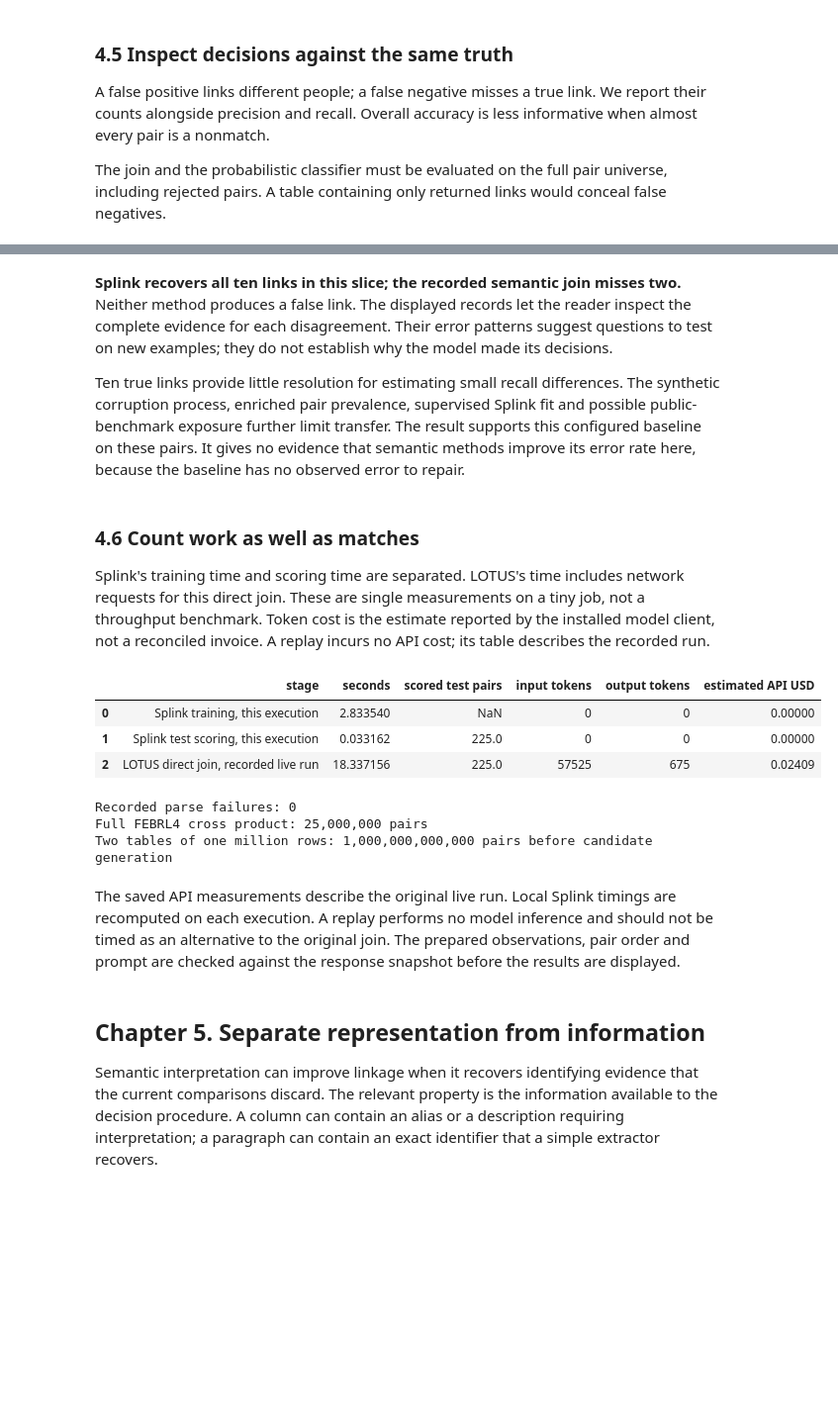
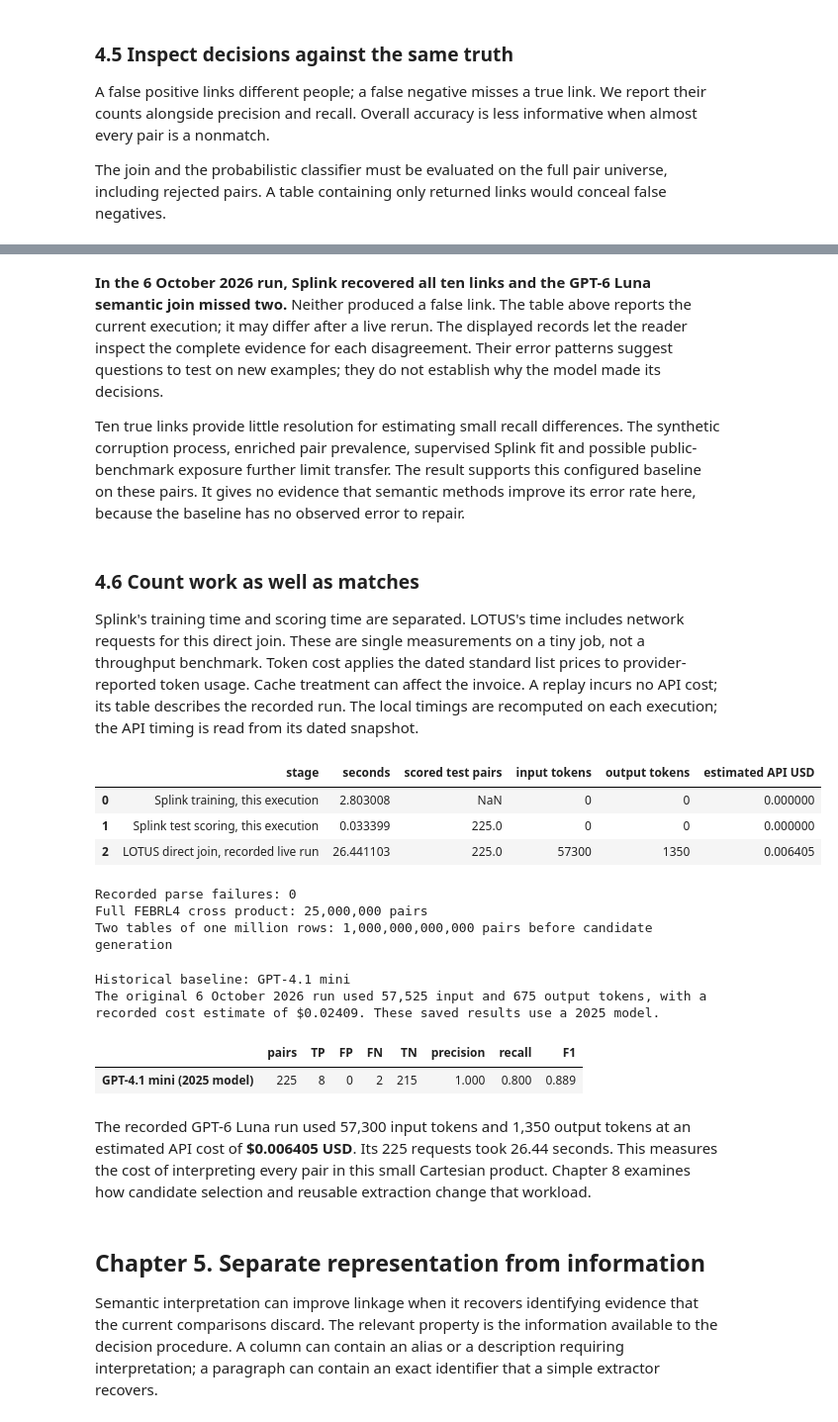
Before and after one commit to hananather/LLM-notes, a Jupyter notebook: LLM_basics/record-linkage-with-semantic-operators.ipynb, the cells around one changed output, grey strips where cells are left out. Shown at 99% size. Drawn from its saved outputs; the diff is of its cells as text; code cells hidden in the pictures; blank space fills up the shorter version.

Commit message:
Add audited 2026-model benchmarks to the LOTUS linkage companion

```diff
--- a/LLM_basics/record-linkage-with-semantic-operators.ipynb
+++ b/LLM_basics/record-linkage-with-semantic-operators.ipynb
@@ -428,12 +436,18 @@ if RUN_LIVE:
         raise RuntimeError("Set OPENAI_API_KEY in your environment before a live run.")
     if len(semantic_left) * len(semantic_right) > MAX_LIVE_PAIRS:
         raise ValueError("Pair count exceeds this tutorial's live-call limit.")
-    lm = AuditedLM(model=MODEL, temperature=0, max_tokens=32, max_batch_size=8)
+    preflight = preflight_cost(spec, budget_usd=0.10)
+    lm = AuditedLM(model=MODEL, temperature=0, max_tokens=32, max_batch_size=8,
+                   reasoning_effort="none", num_retries=0)
     lotus.settings.configure(lm=lm, enable_cache=False)
     started = perf_counter()
     joined = semantic_left.sem_join(semantic_right, PREDICATE)
-    snapshot = save_snapshot(SNAPSHOT, spec, lm, joined, perf_counter() - started)
-    mode = "Live API run"
+    run_stamp = datetime.now(timezone.utc).strftime("%Y%m%dT%H%M%S%fZ")
+    live_snapshot_path = SNAPSHOT.with_name(f"lotus-febrl4-{run_stamp}.json")
+    snapshot = save_snapshot(live_snapshot_path, spec, lm, joined, perf_counter() - started,
+                             preflight=preflight)
+    print("New response snapshot:", live_snapshot_path.name)
+    mode = "Live API run; earlier snapshots preserved"
 else:
     snapshot = load_snapshot(SNAPSHOT, spec)
     mode = "Replay of recorded API responses; no model calls this execution"
@@ -463,9 +477,13 @@ assert evaluation[["match_probability", "decision"]].notna().all().all()
 evaluation["splink_match"] = evaluation.match_probability >= THRESHOLD
 results = pd.DataFrame({
     "Splink": metrics(evaluation.is_match, evaluation.splink_match),
-    "LOTUS + " + MODEL: metrics(evaluation.is_match, evaluation.decision),
+    "LOTUS + GPT-6 Luna": metrics(evaluation.is_match, evaluation.decision),
 }).T
-display(results.round(4))
+count_columns = ["pairs", "TP", "FP", "FN", "TN"]
+results[count_columns] = results[count_columns].astype(int)
+display(results.style.format({**{c: "{:d}" for c in count_columns},
+                             **{c: "{:.3f}" for c in ["precision", "recall", "F1"]}}))
+print("LOTUS model:", MODEL)
 
 disagreements = evaluation.loc[evaluation.splink_match.ne(evaluation.decision)].copy()
 errors = evaluation.loc[evaluation.splink_match.ne(evaluation.is_match) |
@@ -510,36 +529,54 @@ else:
 # %% [markdown]
-**Splink recovers all ten links in this slice; the recorded semantic join misses two.** Neither method produces a false link. The displayed records let the reader inspect the complete evidence for each disagreement. Their error patterns suggest questions to test on new examples; they do not establish why the model made its decisions.
+**In the 6 October 2026 run, Splink recovered all ten links and the GPT-6 Luna semantic join missed two.** Neither produced a false link. The table above reports the current execution; it may differ after a live rerun. The displayed records let the reader inspect the complete evidence for each disagreement. Their error patterns suggest questions to test on new examples; they do not establish why the model made its decisions.
 
 Ten true links provide little resolution for estimating small recall differences. The synthetic corruption process, enriched pair prevalence, supervised Splink fit and possible public-benchmark exposure further limit transfer. The result supports this configured baseline on these pairs. It gives no evidence that semantic methods improve its error rate here, because the baseline has no observed error to repair.
 # %% [markdown]
 ### 4.6 Count work as well as matches
 
-Splink's training time and scoring time are separated. LOTUS's time includes network requests for this direct join. These are single measurements on a tiny job, not a throughput benchmark. Token cost is the estimate reported by the installed model client, not a reconciled invoice. A replay incurs no API cost; its table describes the recorded run.
+Splink's training time and scoring time are separated. LOTUS's time includes network requests for this direct join. These are single measurements on a tiny job, not a throughput benchmark. Token cost applies the dated standard list prices to provider-reported token usage. Cache treatment can affect the invoice. A replay incurs no API cost; its table describes the recorded run. The local timings are recomputed on each execution; the API timing is read from its dated snapshot.
 # %%
-usage = snapshot["stats"]["physical_usage"]
+usage = snapshot["usage_summary"]
 cost_report = pd.DataFrame([
     {"stage": "Splink training, this execution", "seconds": fit_seconds,
      "scored test pairs": np.nan, "input tokens": 0, "output tokens": 0, "estimated API USD": 0},
     {"stage": "Splink test scoring, this execution", "seconds": splink_score_seconds,
      "scored test pairs": len(evaluation), "input tokens": 0, "output tokens": 0, "estimated API USD": 0},
     {"stage": "LOTUS direct join, recorded live run", "seconds": snapshot["elapsed_seconds"],
-     "scored test pairs": snapshot["scored_pairs"], "input tokens": usage["prompt_tokens"],
-     "output tokens": usage["completion_tokens"], "estimated API USD": usage["total_cost"]},
+     "scored test pairs": snapshot["scored_pairs"], "input tokens": usage["input_tokens"],
+     "output tokens": usage["output_tokens"], "estimated API USD": usage["uncached_price_estimate_usd"]},
 ])
 display(cost_report.round(6))
 print("Recorded parse failures:", snapshot["parse_failures"])
 print("Full FEBRL4 cross product:", f"{5000 * 5000:,}", "pairs")
 print("Two tables of one million rows:", f"{1_000_000 ** 2:,}", "pairs before candidate generation")
+
+historical_spec = run_spec(semantic_left, semantic_right, PREDICATE, "gpt-4.1-mini-2025-04-14")
+historical_snapshot = load_snapshot(SUPPORT / "results" / "lotus-febrl4.json", historical_spec)
+historical_scores = metrics(evaluation.is_match,
+                            pd.Series([p["decision"] for p in historical_snapshot["pairs"]]))
+historical_table = pd.DataFrame([historical_scores], index=["GPT-4.1 mini (2025 model)"])
+historical_table[count_columns] = historical_table[count_columns].astype(int)
+historical_html = historical_table.style.format(
+    {**{c: "{:d}" for c in count_columns},
+     **{c: "{:.3f}" for c in ["precision", "recall", "F1"]}}).to_html()
+display(HTML("<details><summary>Historical baseline: GPT-4.1 mini</summary>"
+    "<p>The original 6 October 2026 run used 57,525 input and 675 output tokens, "
+    "with a recorded cost estimate of $0.02409. These saved results use a 2025 model.</p>"
+    + historical_html + "</details>"))
 # %% [output]
 |  | stage | seconds | scored test pairs | input tokens | output tokens | estimated API USD |
-| 0 | Splink training, this execution | 2.833540 | NaN | 0 | 0 | 0.00000 |
-| 1 | Splink test scoring, this execution | 0.033162 | 225.0 | 0 | 0 | 0.00000 |
-| 2 | LOTUS direct join, recorded live run | 18.337156 | 225.0 | 57525 | 675 | 0.02409 |
+| 0 | Splink training, this execution | 2.803008 | NaN | 0 | 0 | 0.000000 |
+| 1 | Splink test scoring, this execution | 0.033399 | 225.0 | 0 | 0 | 0.000000 |
+| 2 | LOTUS direct join, recorded live run | 26.441103 | 225.0 | 57300 | 1350 | 0.006405 |
 Recorded parse failures: 0
 Full FEBRL4 cross product: 25,000,000 pairs
 Two tables of one million rows: 1,000,000,000,000 pairs before candidate generation
+Historical baseline: GPT-4.1 mini
+The original 6 October 2026 run used 57,525 input and 675 output tokens, with a recorded cost estimate of $0.02409. These saved results use a 2025 model.
+|  | pairs | TP | FP | FN | TN | precision | recall | F1 |
+| GPT-4.1 mini (2025 model) | 225 | 8 | 0 | 2 | 215 | 1.000 | 0.800 | 0.889 |
 # %% [markdown]
-The saved API measurements describe the original live run. Local Splink timings are recomputed on each execution. A replay performs no model inference and should not be timed as an alternative to the original join. The prepared observations, pair order and prompt are checked against the response snapshot before the results are displayed.
+The recorded GPT-6 Luna run used 57,300 input tokens and 1,350 output tokens at an estimated API cost of **$0.006405 USD**. Its 225 requests took 26.44 seconds. This measures the cost of interpreting every pair in this small Cartesian product. Chapter 8 examines how candidate selection and reusable extraction change that workload.
 # %% [markdown]
 <a id="chapter-5"></a>
 ## Chapter 5. Separate representation from information
```
Also changed, not shown: parts of 32 cells of this notebook, 40 other files.
